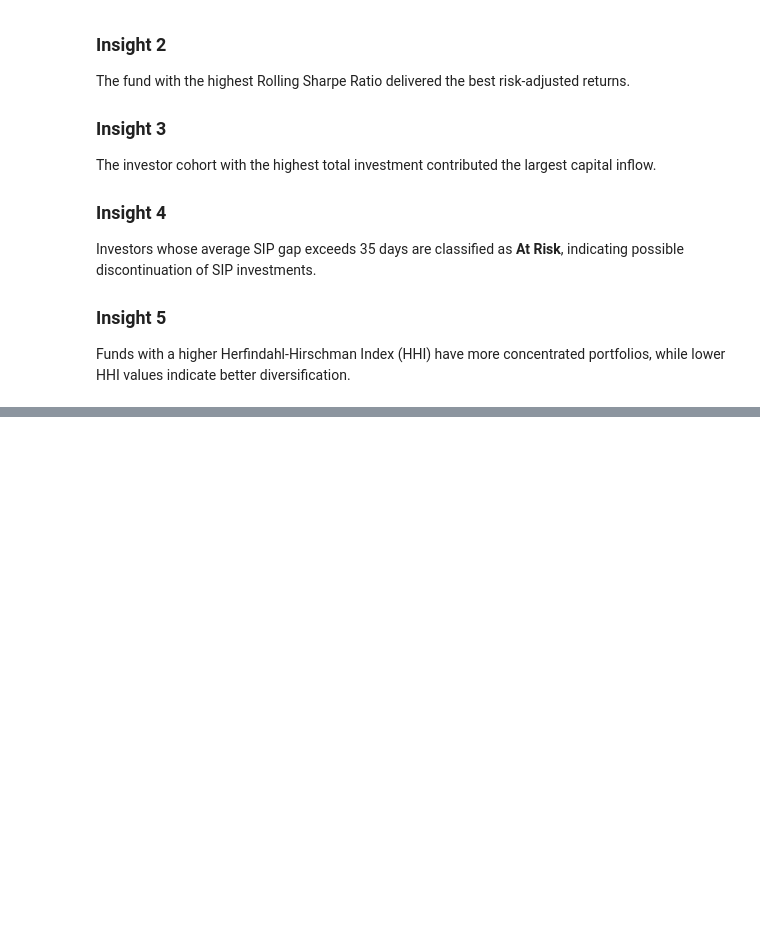
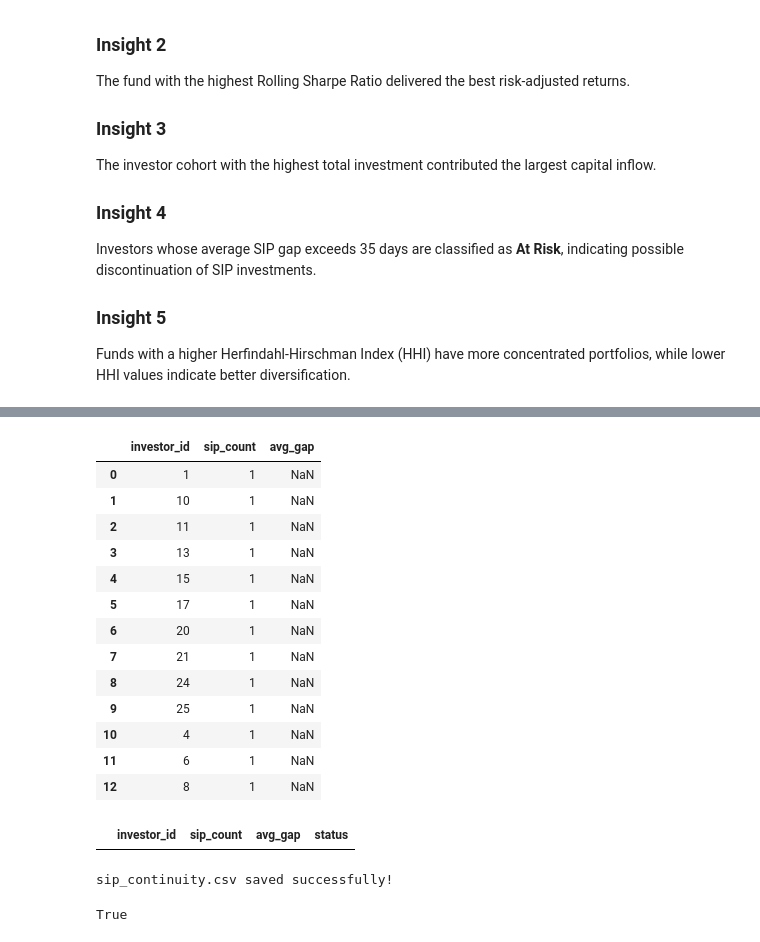
Before and after one commit to LakshmanChowdary2005/Mutual_Fund_Analysis, a Jupyter notebook: Advanced_Analytics.ipynb, the cells around one changed output, grey strips where cells are left out. Saved outputs shown, nothing was run; the diff lists cells and outputs as text; code cells hidden in the pictures; blank space fills up the shorter version.

Commit message:
Completed advanced analytics tasks

```diff
--- a/Advanced_Analytics.ipynb
+++ b/Advanced_Analytics.ipynb
@@ -1094,0 +1218,53 @@ Funds with a higher Herfindahl-Hirschman Index (HHI) have more concentrated port
+# %%
+sip_summary = (
+    sip.groupby("investor_id")
+       .agg(
+           sip_count=("transaction_date", "count"),
+           avg_gap=("gap_days", "mean")
+       )
+       .reset_index()
+)
+
+sip_summary
+# %% [output]
+|  | investor_id | sip_count | avg_gap |
+| 0 | 1 | 1 | NaN |
+| 1 | 10 | 1 | NaN |
+| 2 | 11 | 1 | NaN |
+| 3 | 13 | 1 | NaN |
+| 4 | 15 | 1 | NaN |
+| 5 | 17 | 1 | NaN |
+| 6 | 20 | 1 | NaN |
+| 7 | 21 | 1 | NaN |
+| 8 | 24 | 1 | NaN |
+| 9 | 25 | 1 | NaN |
+| 10 | 4 | 1 | NaN |
+| 11 | 6 | 1 | NaN |
+| 12 | 8 | 1 | NaN |
+# %%
+sip_summary = sip_summary[
+    sip_summary["sip_count"] >= 6
+]
+
+sip_summary["status"] = sip_summary["avg_gap"].apply(
+    lambda x: "At Risk" if x > 35 else "Active"
+)
+
+sip_summary
+# %% [output]
+|  | investor_id | sip_count | avg_gap | status |
+# %%
+sip_summary.to_csv(
+    "reports/advanced/sip_continuity.csv",
+    index=False
+)
+
+print("sip_continuity.csv saved successfully!")
+# %% [output]
+sip_continuity.csv saved successfully!
+# %%
+import os
+
+os.path.exists("reports/advanced/sip_continuity.csv")
+# %% [output]
+True
```
Also changed, not shown: parts of 36 cells of this notebook, 47 other files.
